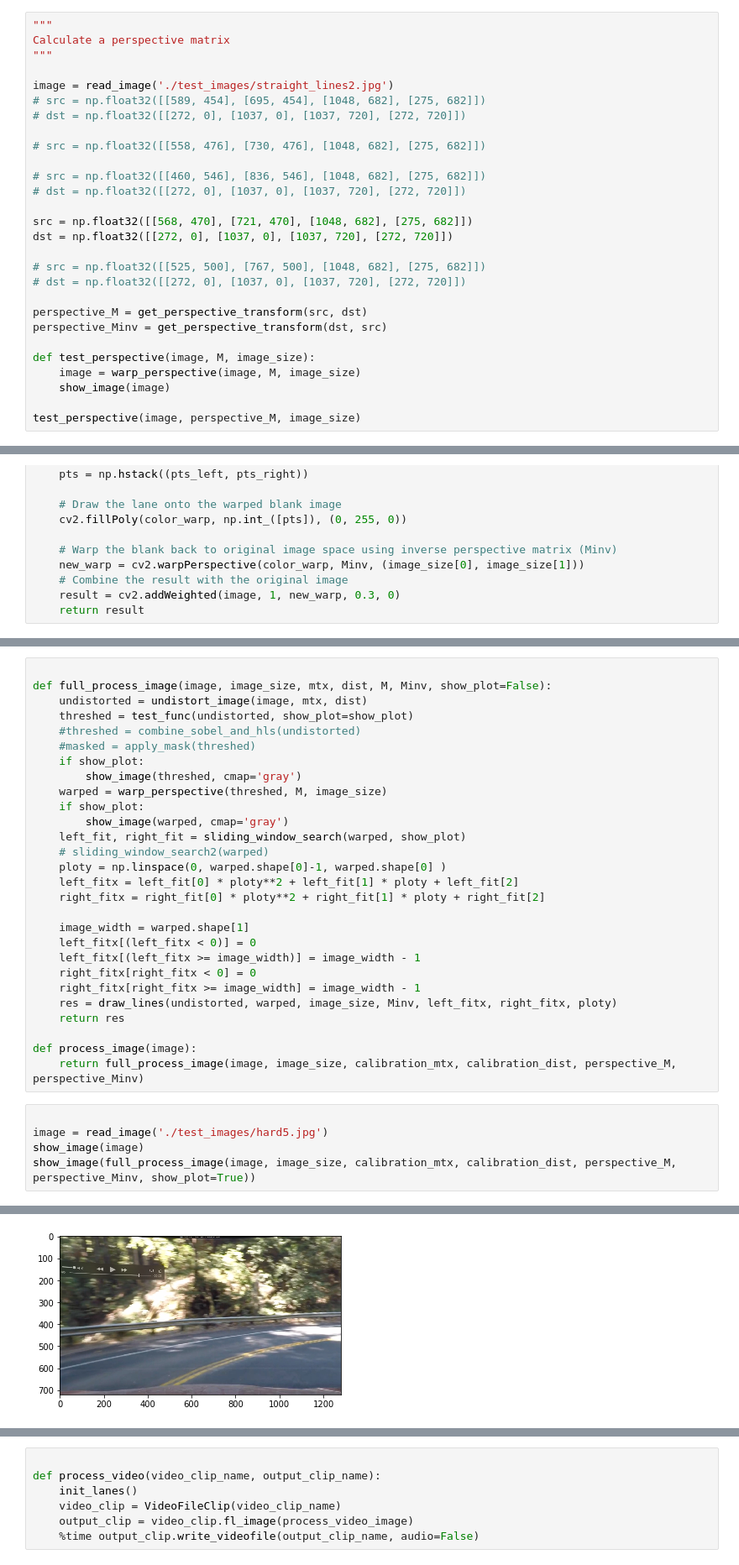
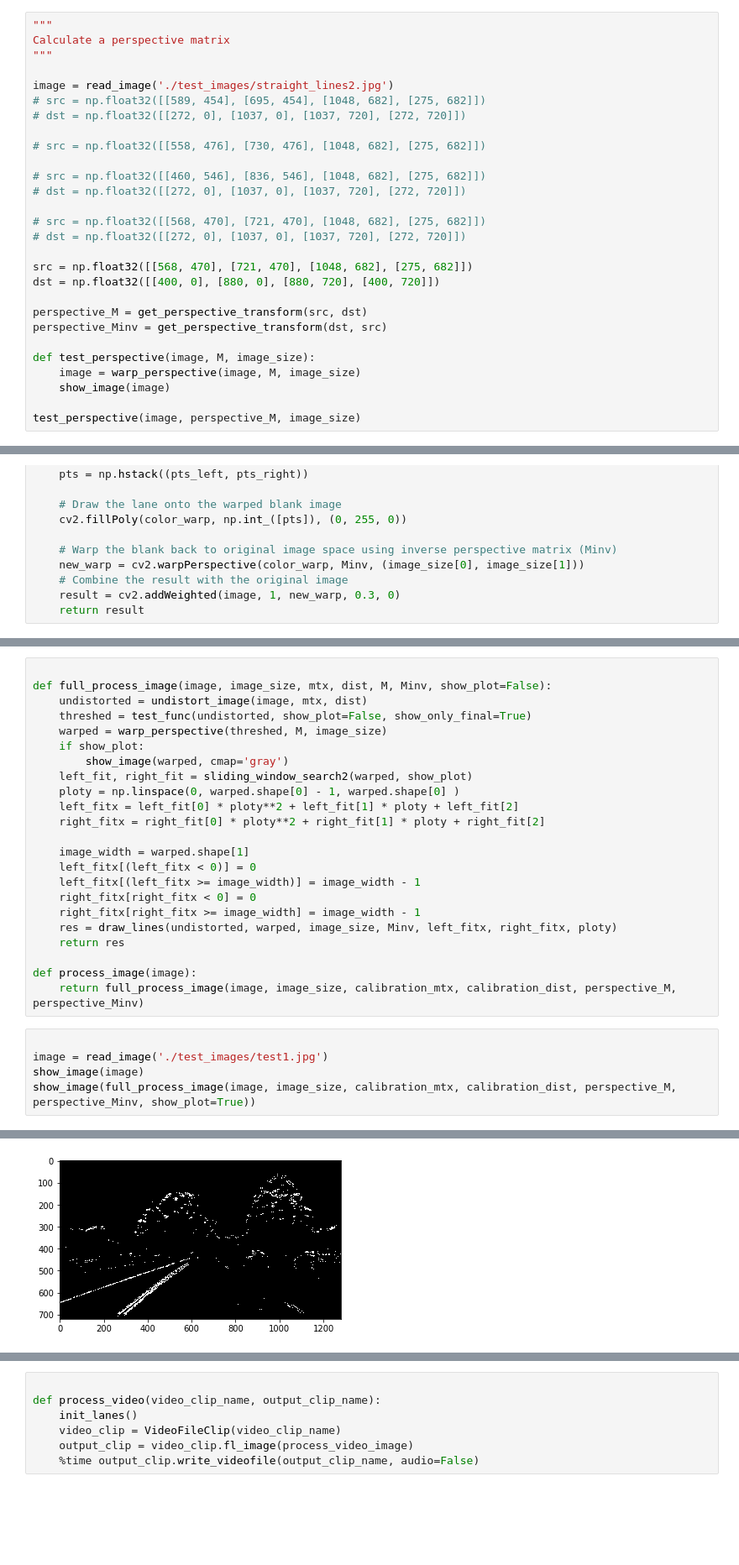
Before and after one commit to artxj/CarND-Advanced-Lane-Lines, a Jupyter notebook: lane_finder.ipynb, the cells around one changed output, grey strips where cells are left out. Shown at 84% size. Saved outputs shown, nothing was run; the diff lists cells and outputs as text; blank space fills up the shorter version.

```diff
--- a/lane_finder.ipynb
+++ b/lane_finder.ipynb
@@ -393,11 +432,11 @@ image = read_image('./test_images/straight_lines2.jpg')
 # src = np.float32([[460, 546], [836, 546], [1048, 682], [275, 682]])
 # dst = np.float32([[272, 0], [1037, 0], [1037, 720], [272, 720]])
 
+# src = np.float32([[568, 470], [721, 470], [1048, 682], [275, 682]])
+# dst = np.float32([[272, 0], [1037, 0], [1037, 720], [272, 720]])
+
 src = np.float32([[568, 470], [721, 470], [1048, 682], [275, 682]])
-dst = np.float32([[272, 0], [1037, 0], [1037, 720], [272, 720]])
-
-# src = np.float32([[525, 500], [767, 500], [1048, 682], [275, 682]])
-# dst = np.float32([[272, 0], [1037, 0], [1037, 720], [272, 720]])
+dst = np.float32([[400, 0], [880, 0], [880, 720], [400, 720]])
 
 perspective_M = get_perspective_transform(src, dst)
 perspective_Minv = get_perspective_transform(dst, src)
@@ -731,17 +893,12 @@ def draw_lines(image, warped, image_size, Minv, left_fitx, right_fitx, ploty):
 
 def full_process_image(image, image_size, mtx, dist, M, Minv, show_plot=False):
     undistorted = undistort_image(image, mtx, dist)
-    threshed = test_func(undistorted, show_plot=show_plot)
-    #threshed = combine_sobel_and_hls(undistorted)
-    #masked = apply_mask(threshed)
-    if show_plot:
-        show_image(threshed, cmap='gray')
+    threshed = test_func(undistorted, show_plot=False, show_only_final=True)
     warped = warp_perspective(threshed, M, image_size)
     if show_plot:
         show_image(warped, cmap='gray')
-    left_fit, right_fit = sliding_window_search(warped, show_plot)
-    # sliding_window_search2(warped)
-    ploty = np.linspace(0, warped.shape[0]-1, warped.shape[0] )
+    left_fit, right_fit = sliding_window_search2(warped, show_plot)
+    ploty = np.linspace(0, warped.shape[0] - 1, warped.shape[0] )
     left_fitx = left_fit[0] * ploty**2 + left_fit[1] * ploty + left_fit[2]
     right_fitx = right_fit[0] * ploty**2 + right_fit[1] * ploty + right_fit[2]
 
@@ -757,7 +914,7 @@ def process_image(image):
     return full_process_image(image, image_size, calibration_mtx, calibration_dist, perspective_M, perspective_Minv)
 # %%
 
-image = read_image('./test_images/hard5.jpg')
+image = read_image('./test_images/test1.jpg')
 show_image(image)
 show_image(full_process_image(image, image_size, calibration_mtx, calibration_dist, perspective_M, perspective_Minv, show_plot=True))
 # %% [output]
@@ -765 +923 @@ show_image(full_process_image(image, image_size, calibration_mtx, calibration_di
-[figure, old version]
+[figure, new version]
```
Also changed, not shown: parts of 15 cells of this notebook.
